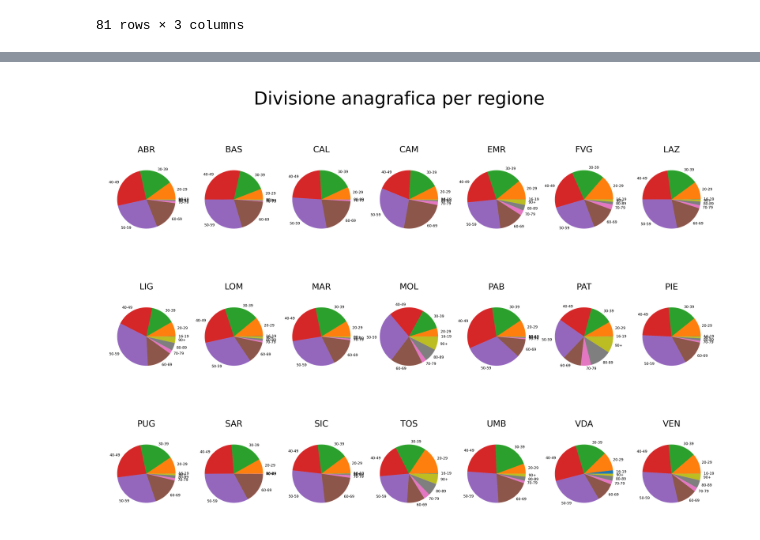
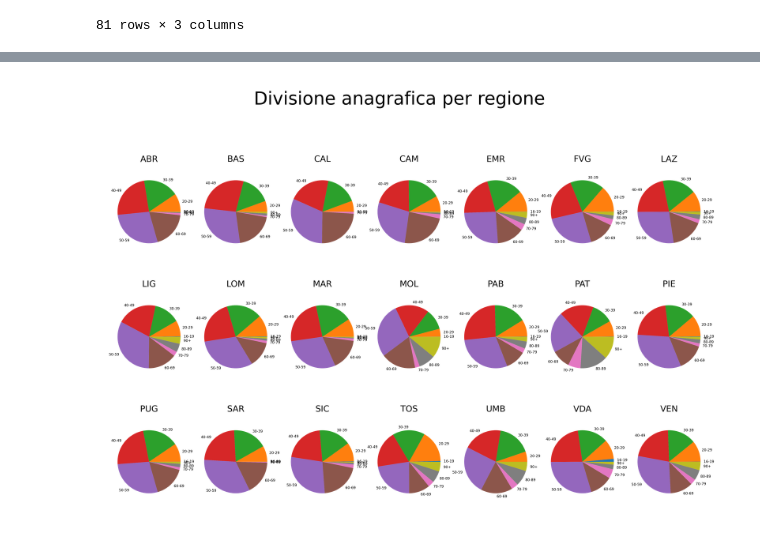
Before and after one commit to aidinattar/vaccini, a Jupyter notebook: vaccini.ipynb, the cells around one changed output, grey strips where cells are left out. Cells and saved outputs as stored; diff of their text form; code cells hidden in the pictures.

```diff
--- a/vaccini.ipynb
+++ b/vaccini.ipynb
@@ -945,38 +953,38 @@ IndentationError: unexpected indent (<ipython-input-30-ca9c936ba6c0>, line 34)
 # %%
-fig, axes = plt.subplots(nrows=3, ncols=7, dpi = 1000, gridspec_kw={'hspace': 0.2, 'wspace': 0.2})
+fig, axes = plt.subplots(nrows=3, ncols=7, dpi = 1000, gridspec_kw={'hspace': -0.1, 'wspace': 0.1})
 
 
 
 somm1_abr.groupby(['fascia_anagrafica']).sum().plot(ax=axes[0,0], kind='pie', y='totale', legend=False, xlabel = '', title = "ABR", ylabel = '', textprops={'fontsize': 2})
 somm1_bas.groupby(['fascia_anagrafica']).sum().plot(ax=axes[0,1], kind='pie', y='totale', legend=False, xlabel = '', title = "BAS", ylabel = '', textprops={'fontsize': 2})
 somm1_cal.groupby(['fascia_anagrafica']).sum().plot(ax=axes[0,2], kind='pie', y='totale', legend=False, xlabel = '', title = "CAL", ylabel = '', textprops={'fontsize': 2})
 somm1_cam.groupby(['fascia_anagrafica']).sum().plot(ax=axes[0,3], kind='pie', y='totale', legend=False, xlabel = '', title = "CAM", ylabel = '', textprops={'fontsize': 2})
 somm1_emr.groupby(['fascia_anagrafica']).sum().plot(ax=axes[0,4], kind='pie', y='totale', legend=False, xlabel = '', title = "EMR", ylabel = '', textprops={'fontsize': 2})
 somm1_fvg.groupby(['fascia_anagrafica']).sum().plot(ax=axes[0,5], kind='pie', y='totale', legend=False, xlabel = '', title = "FVG", ylabel = '', textprops={'fontsize': 2})
 somm1_laz.groupby(['fascia_anagrafica']).sum().plot(ax=axes[0,6], kind='pie', y='totale', legend=False, xlabel = '', title = "LAZ", ylabel = '', textprops={'fontsize': 2})
 somm1_lig.groupby(['fascia_anagrafica']).sum().plot(ax=axes[1,0], kind='pie', y='totale', legend=False, xlabel = '', title = "LIG", ylabel = '', textprops={'fontsize': 2})
 somm1_lom.groupby(['fascia_anagrafica']).sum().plot(ax=axes[1,1], kind='pie', y='totale', legend=False, xlabel = '', title = "LOM", ylabel = '', textprops={'fontsize': 2})
 somm1_mar.groupby(['fascia_anagrafica']).sum().plot(ax=axes[1,2], kind='pie', y='totale', legend=False, xlabel = '', title = "MAR", ylabel = '', textprops={'fontsize': 2})
 somm1_mol.groupby(['fascia_anagrafica']).sum().plot(ax=axes[1,3], kind='pie', y='totale', legend=False, xlabel = '', title = "MOL", ylabel = '', textprops={'fontsize': 2})
 somm1_pab.groupby(['fascia_anagrafica']).sum().plot(ax=axes[1,4], kind='pie', y='totale', legend=False, xlabel = '', title = "PAB", ylabel = '', textprops={'fontsize': 2})
 somm1_pat.groupby(['fascia_anagrafica']).sum().plot(ax=axes[1,5], kind='pie', y='totale', legend=False, xlabel = '', title = "PAT", ylabel = '', textprops={'fontsize': 2})
 somm1_pie.groupby(['fascia_anagrafica']).sum().plot(ax=axes[1,6], kind='pie', y='totale', legend=False, xlabel = '', title = "PIE", ylabel = '', textprops={'fontsize': 2})
 somm1_pug.groupby(['fascia_anagrafica']).sum().plot(ax=axes[2,0], kind='pie', y='totale', legend=False, xlabel = '', title = "PUG", ylabel = '', textprops={'fontsize': 2})
 somm1_sar.groupby(['fascia_anagrafica']).sum().plot(ax=axes[2,1], kind='pie', y='totale', legend=False, xlabel = '', title = "SAR", ylabel = '', textprops={'fontsize': 2})
 somm1_sic.groupby(['fascia_anagrafica']).sum().plot(ax=axes[2,2], kind='pie', y='totale', legend=False, xlabel = '', title = "SIC", ylabel = '', textprops={'fontsize': 2})
 somm1_tos.groupby(['fascia_anagrafica']).sum().plot(ax=axes[2,3], kind='pie', y='totale', legend=False, xlabel = '', title = "TOS", ylabel = '', textprops={'fontsize': 2})
 somm1_umb.groupby(['fascia_anagrafica']).sum().plot(ax=axes[2,4], kind='pie', y='totale', legend=False, xlabel = '', title = "UMB", ylabel = '', textprops={'fontsize': 2})
 somm1_vda.groupby(['fascia_anagrafica']).sum().plot(ax=axes[2,5], kind='pie', y='totale', legend=False, xlabel = '', title = "VDA", ylabel = '', textprops={'fontsize': 2})
 somm1_ven.groupby(['fascia_anagrafica']).sum().plot(ax=axes[2,6], kind='pie', y='totale', legend=False, xlabel = '', title = "VEN", ylabel = '', textprops={'fontsize': 2})
 
 
 plt.rcParams['font.size'] = '4'
 
 fig.suptitle("Divisione anagrafica per regione", fontsize=10)
 
-plt.savefig('torte.png', dpi=800)
+plt.savefig('torte.png', dpi=1000)
 # %% [output]
-[figure, old version]
+[figure, new version]
 # %%
 lig
 # %% [output]
```
Also changed, not shown: parts of 23 cells of this notebook, 11 other files.
